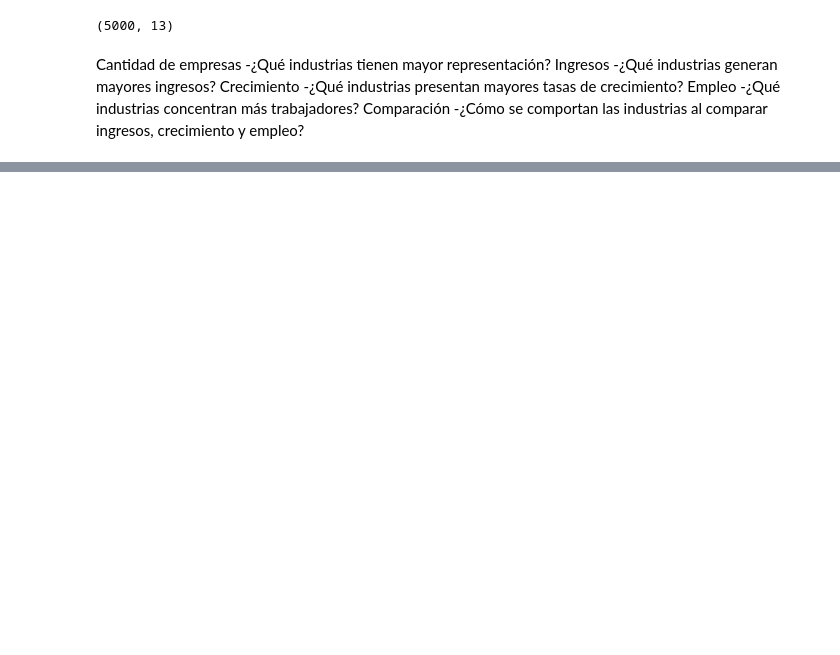
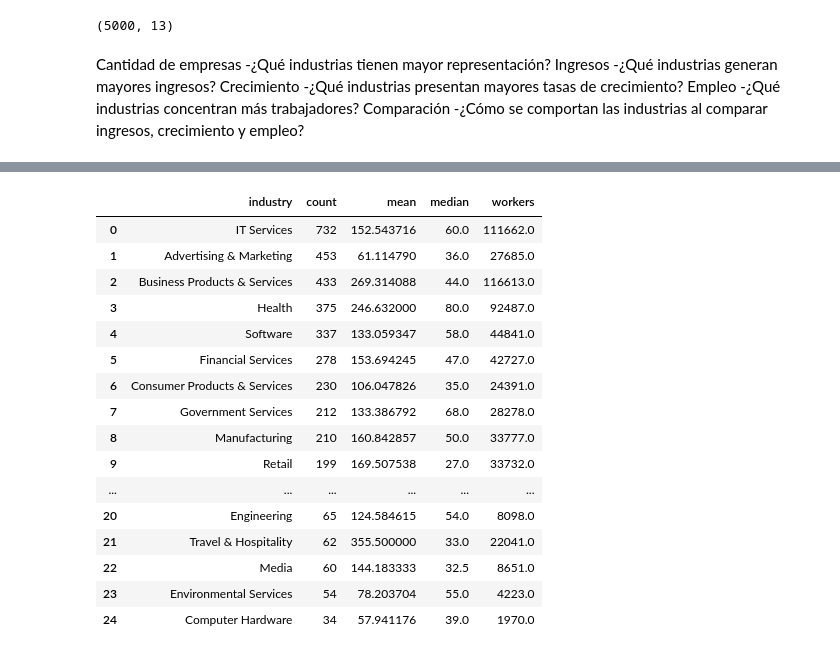
Before and after one commit to Emerson-SM/US_Business_Growth_Industry_Analysis, a Jupyter notebook: notebooks/04_industry_analysis.ipynb, the cells around one changed output, grey strips where cells are left out. Saved outputs shown, nothing was run; the diff lists cells and outputs as text; code cells hidden in the pictures; blank space fills up the shorter version.

```diff
--- a/notebooks/04_industry_analysis.ipynb
+++ b/notebooks/04_industry_analysis.ipynb
@@ -65,0 +196,31 @@ plt.show()
+# %%
+#Empleo-¿Qué industrias concentran más trabajadores?
+most_workers = (
+    df_clean.groupby('industry', as_index=False)['workers']
+    .agg(['count','mean','median']).sort_values('count' \
+    '', ascending=False)
+)
+
+sum_workers = df_clean.groupby('industry')['workers'].sum()
+
+most_workers = pd.merge(most_workers, sum_workers, on='industry')
+
+most_workers
+# %% [output]
+|  | industry | count | mean | median | workers |
+| 0 | IT Services | 732 | 152.543716 | 60.0 | 111662.0 |
+| 1 | Advertising & Marketing | 453 | 61.114790 | 36.0 | 27685.0 |
+| 2 | Business Products & Services | 433 | 269.314088 | 44.0 | 116613.0 |
+| 3 | Health | 375 | 246.632000 | 80.0 | 92487.0 |
+| 4 | Software | 337 | 133.059347 | 58.0 | 44841.0 |
+| 5 | Financial Services | 278 | 153.694245 | 47.0 | 42727.0 |
+| 6 | Consumer Products & Services | 230 | 106.047826 | 35.0 | 24391.0 |
+| 7 | Government Services | 212 | 133.386792 | 68.0 | 28278.0 |
+| 8 | Manufacturing | 210 | 160.842857 | 50.0 | 33777.0 |
+| 9 | Retail | 199 | 169.507538 | 27.0 | 33732.0 |
+| ... | ... | ... | ... | ... | ... |
+| 20 | Engineering | 65 | 124.584615 | 54.0 | 8098.0 |
+| 21 | Travel & Hospitality | 62 | 355.500000 | 33.0 | 22041.0 |
+| 22 | Media | 60 | 144.183333 | 32.5 | 8651.0 |
+| 23 | Environmental Services | 54 | 78.203704 | 55.0 | 4223.0 |
+| 24 | Computer Hardware | 34 | 57.941176 | 39.0 | 1970.0 |
```
Also changed, not shown: parts of 13 cells of this notebook.
